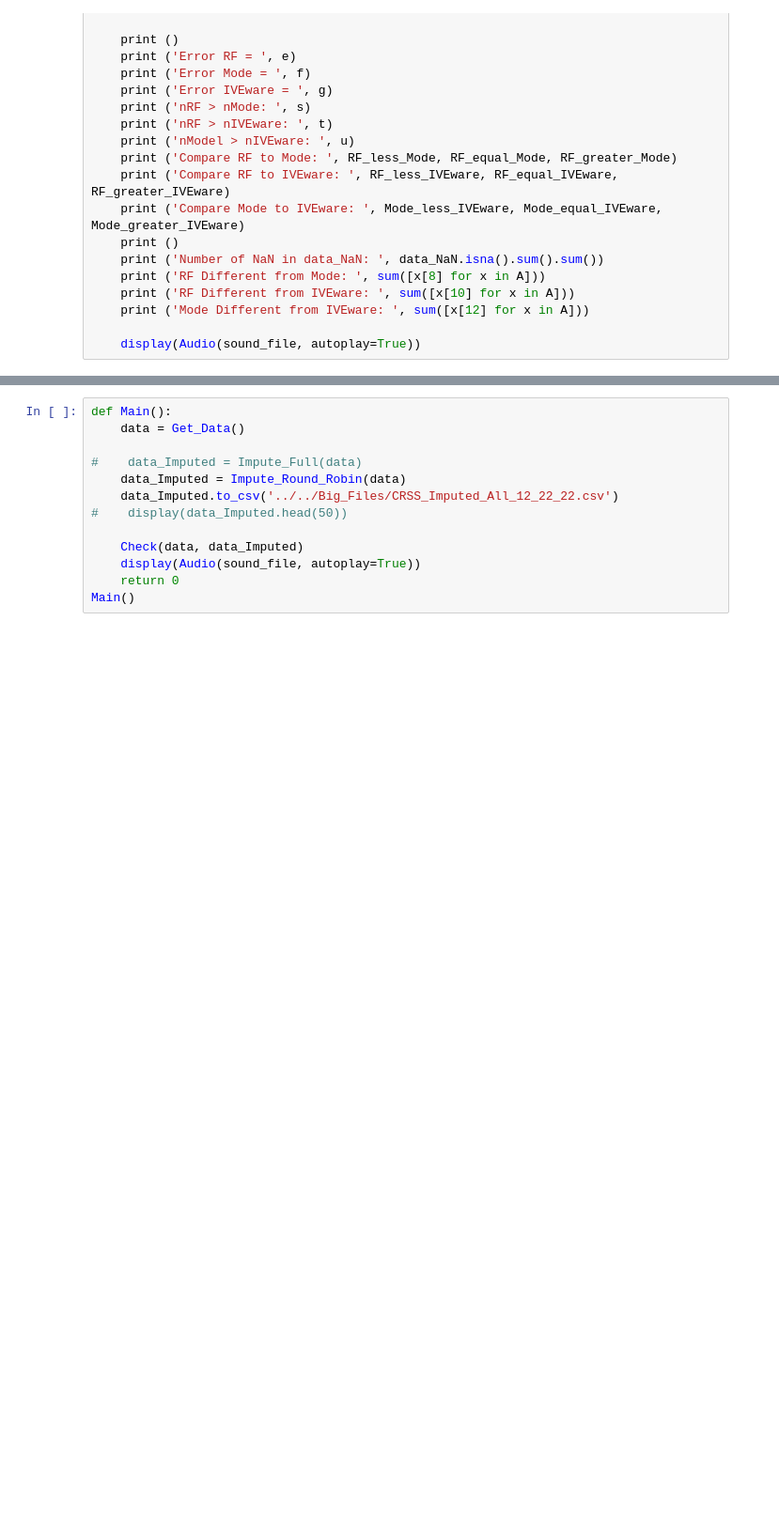
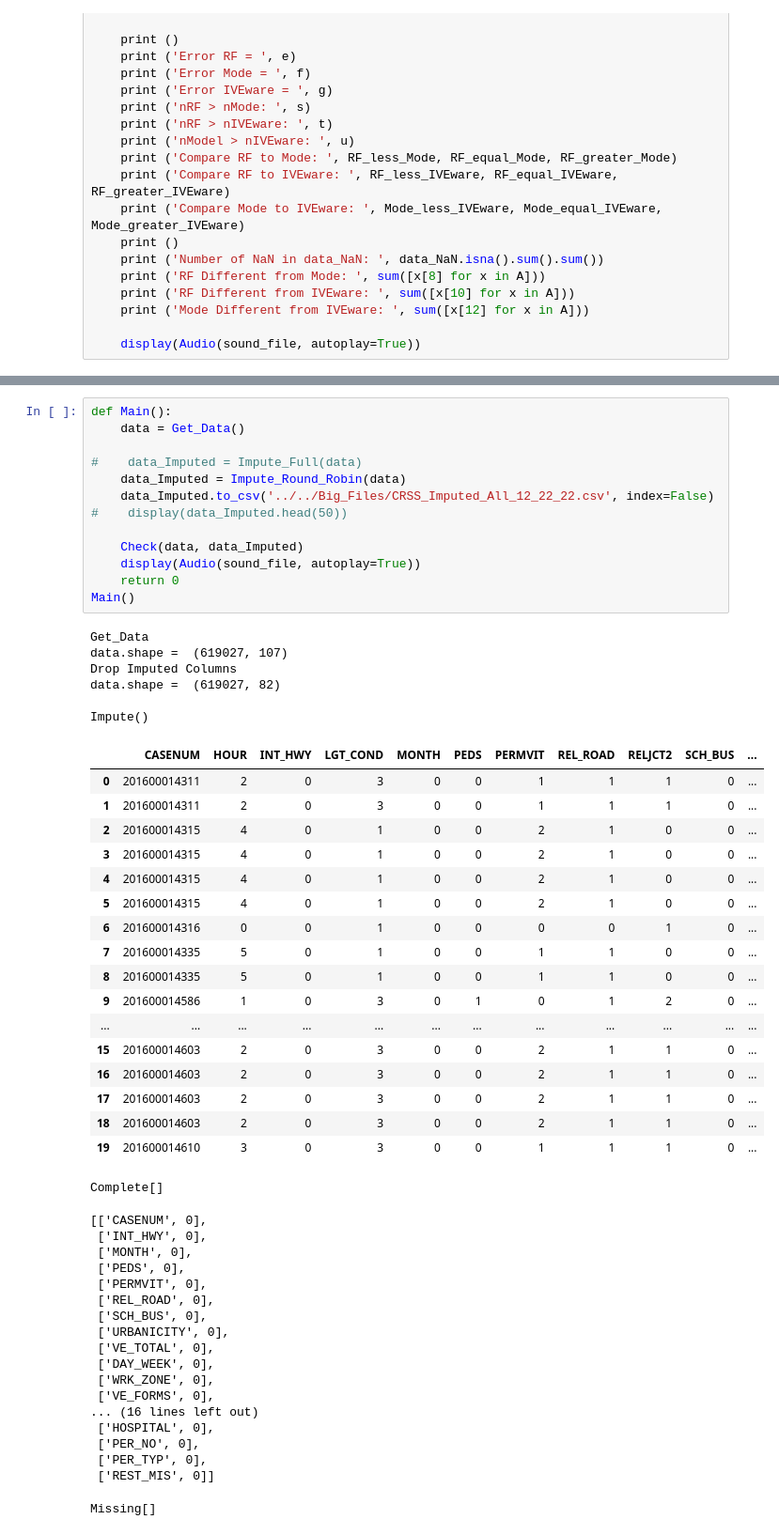
Before and after one commit to bburkman/Research_Git_Repo, a Jupyter notebook: Keras/CRSS_Impute_Random_Forest_12_22_22.ipynb, the cells around one changed output, grey strips where cells are left out. Shown: that part at 94% size. Saved outputs shown, nothing was run; the diff lists cells and outputs as text; blank space fills up the shorter version.

```diff
--- a/Keras/CRSS_Impute_Random_Forest_12_22_22.ipynb
+++ b/Keras/CRSS_Impute_Random_Forest_12_22_22.ipynb
@@ -693,13 +550,56 @@ Mode Different from IVEware:  738833
 # %%
 def Main():
     data = Get_Data()
 
 #    data_Imputed = Impute_Full(data)
     data_Imputed = Impute_Round_Robin(data)
-    data_Imputed.to_csv('../../Big_Files/CRSS_Imputed_All_12_22_22.csv')
+    data_Imputed.to_csv('../../Big_Files/CRSS_Imputed_All_12_22_22.csv', index=False)
 #    display(data_Imputed.head(50))
 
     Check(data, data_Imputed)
     display(Audio(sound_file, autoplay=True))
     return 0
 Main()
+# %% [output]
+Get_Data
+data.shape =  (619027, 107)
+Drop Imputed Columns
+data.shape =  (619027, 82)
+
+Impute()
+|  | CASENUM | HOUR | INT_HWY | LGT_COND | MONTH | PEDS | PERMVIT | REL_ROAD | RELJCT2 | SCH_BUS | ... |
+| 0 | 201600014311 | 2 | 0 | 3 | 0 | 0 | 1 | 1 | 1 | 0 | ... |
+| 1 | 201600014311 | 2 | 0 | 3 | 0 | 0 | 1 | 1 | 1 | 0 | ... |
+| 2 | 201600014315 | 4 | 0 | 1 | 0 | 0 | 2 | 1 | 0 | 0 | ... |
+| 3 | 201600014315 | 4 | 0 | 1 | 0 | 0 | 2 | 1 | 0 | 0 | ... |
+| 4 | 201600014315 | 4 | 0 | 1 | 0 | 0 | 2 | 1 | 0 | 0 | ... |
+| 5 | 201600014315 | 4 | 0 | 1 | 0 | 0 | 2 | 1 | 0 | 0 | ... |
+| 6 | 201600014316 | 0 | 0 | 1 | 0 | 0 | 0 | 0 | 1 | 0 | ... |
+| 7 | 201600014335 | 5 | 0 | 1 | 0 | 0 | 1 | 1 | 0 | 0 | ... |
+| 8 | 201600014335 | 5 | 0 | 1 | 0 | 0 | 1 | 1 | 0 | 0 | ... |
+| 9 | 201600014586 | 1 | 0 | 3 | 0 | 1 | 0 | 1 | 2 | 0 | ... |
+| ... | ... | ... | ... | ... | ... | ... | ... | ... | ... | ... | ... |
+| 15 | 201600014603 | 2 | 0 | 3 | 0 | 0 | 2 | 1 | 1 | 0 | ... |
+| 16 | 201600014603 | 2 | 0 | 3 | 0 | 0 | 2 | 1 | 1 | 0 | ... |
+| 17 | 201600014603 | 2 | 0 | 3 | 0 | 0 | 2 | 1 | 1 | 0 | ... |
+| 18 | 201600014603 | 2 | 0 | 3 | 0 | 0 | 2 | 1 | 1 | 0 | ... |
+| 19 | 201600014610 | 3 | 0 | 3 | 0 | 0 | 1 | 1 | 1 | 0 | ... |
+Complete[]
+[['CASENUM', 0],
+ ['INT_HWY', 0],
+ ['MONTH', 0],
+ ['PEDS', 0],
+ ['PERMVIT', 0],
+ ['REL_ROAD', 0],
+ ['SCH_BUS', 0],
+ ['URBANICITY', 0],
+ ['VE_TOTAL', 0],
+ ['DAY_WEEK', 0],
+ ['WRK_ZONE', 0],
+ ['VE_FORMS', 0],
+... (16 lines left out)
+ ['HOSPITAL', 0],
+ ['PER_NO', 0],
+ ['PER_TYP', 0],
+ ['REST_MIS', 0]]
+Missing[]
```
Also changed, not shown: parts of 7 cells of this notebook, 32 other files.
